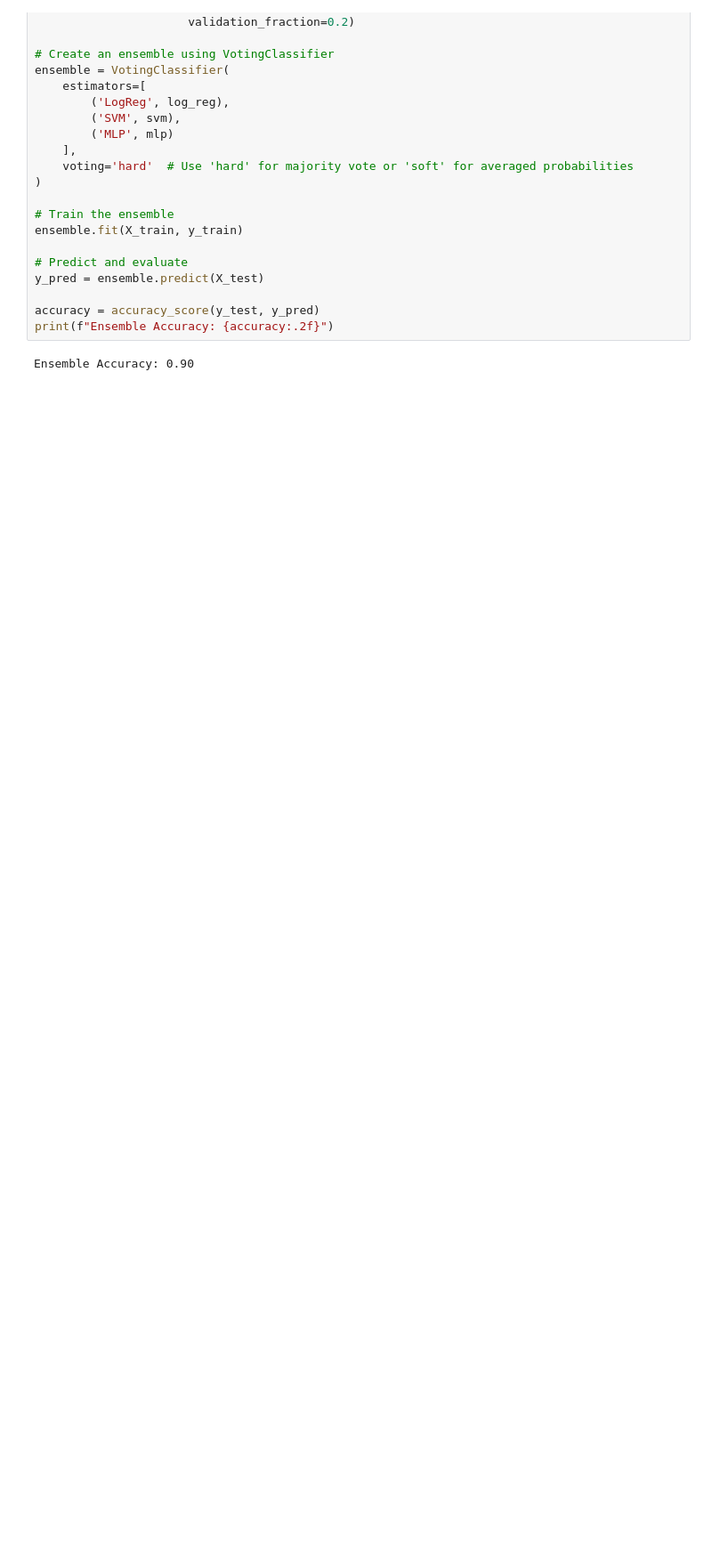
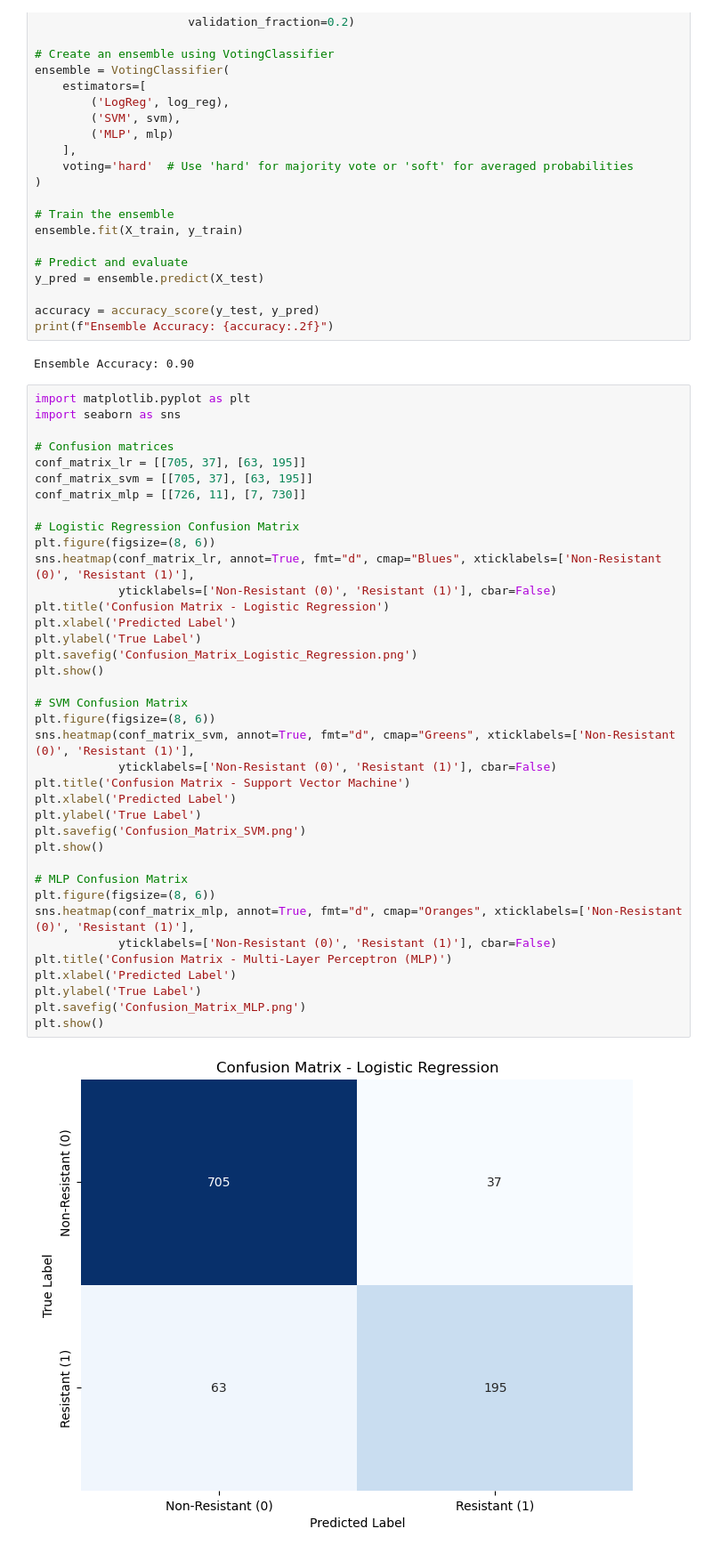
Before and after one commit to mohameA337/OncoPredict, a Jupyter notebook: OncoPredict.ipynb, the cells around one changed output. Shown: that part at 89% size. Drawn from its saved outputs; the diff is of its cells as text; blank space fills up the shorter version.

```diff
--- a/OncoPredict.ipynb
+++ b/OncoPredict.ipynb
@@ -538,3 +585,43 @@ accuracy = accuracy_score(y_test, y_pred)
 print(f"Ensemble Accuracy: {accuracy:.2f}")
 # %% [output]
 Ensemble Accuracy: 0.90
+# %%
+import matplotlib.pyplot as plt
+import seaborn as sns
+
+# Confusion matrices
+conf_matrix_lr = [[705, 37], [63, 195]]
+conf_matrix_svm = [[705, 37], [63, 195]]
+conf_matrix_mlp = [[726, 11], [7, 730]]
+
+# Logistic Regression Confusion Matrix
+plt.figure(figsize=(8, 6))
+sns.heatmap(conf_matrix_lr, annot=True, fmt="d", cmap="Blues", xticklabels=['Non-Resistant (0)', 'Resistant (1)'],
+            yticklabels=['Non-Resistant (0)', 'Resistant (1)'], cbar=False)
+plt.title('Confusion Matrix - Logistic Regression')
+plt.xlabel('Predicted Label')
+plt.ylabel('True Label')
+plt.savefig('Confusion_Matrix_Logistic_Regression.png')
+plt.show()
+
+# SVM Confusion Matrix
+plt.figure(figsize=(8, 6))
+sns.heatmap(conf_matrix_svm, annot=True, fmt="d", cmap="Greens", xticklabels=['Non-Resistant (0)', 'Resistant (1)'],
+            yticklabels=['Non-Resistant (0)', 'Resistant (1)'], cbar=False)
+plt.title('Confusion Matrix - Support Vector Machine')
+plt.xlabel('Predicted Label')
+plt.ylabel('True Label')
+plt.savefig('Confusion_Matrix_SVM.png')
+plt.show()
+
+# MLP Confusion Matrix
+plt.figure(figsize=(8, 6))
+sns.heatmap(conf_matrix_mlp, annot=True, fmt="d", cmap="Oranges", xticklabels=['Non-Resistant (0)', 'Resistant (1)'],
+            yticklabels=['Non-Resistant (0)', 'Resistant (1)'], cbar=False)
+plt.title('Confusion Matrix - Multi-Layer Perceptron (MLP)')
+plt.xlabel('Predicted Label')
+plt.ylabel('True Label')
+plt.savefig('Confusion_Matrix_MLP.png')
+plt.show()
+# %% [output]
+[figure, added]
```
Also changed, not shown: parts of 13 cells of this notebook.
